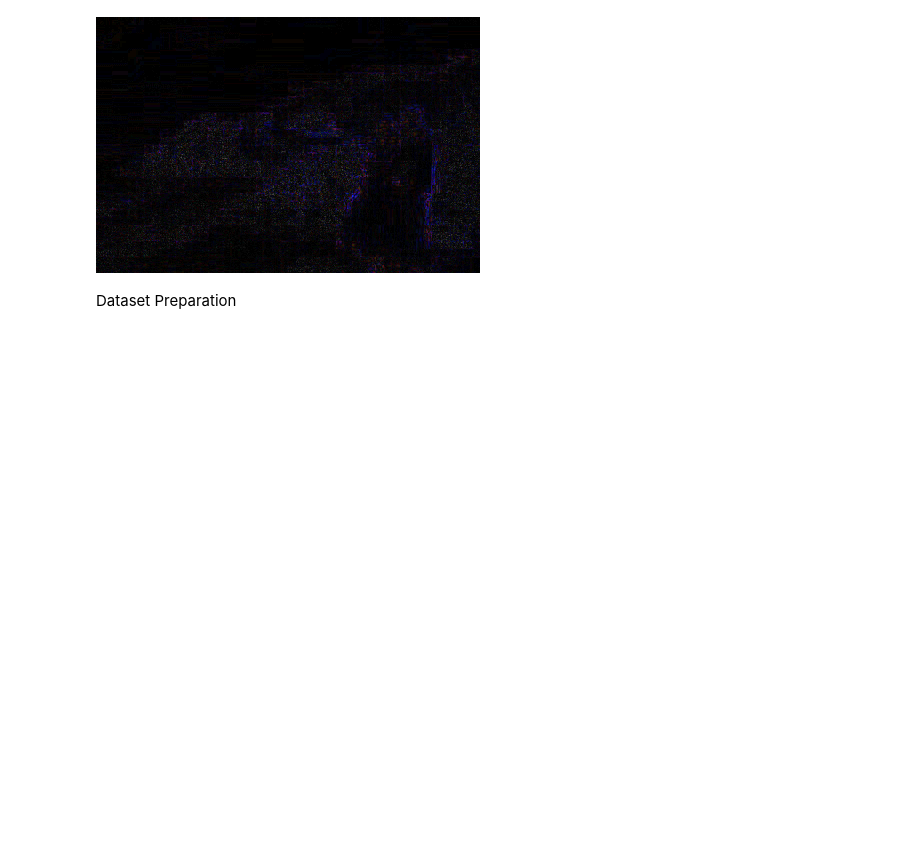
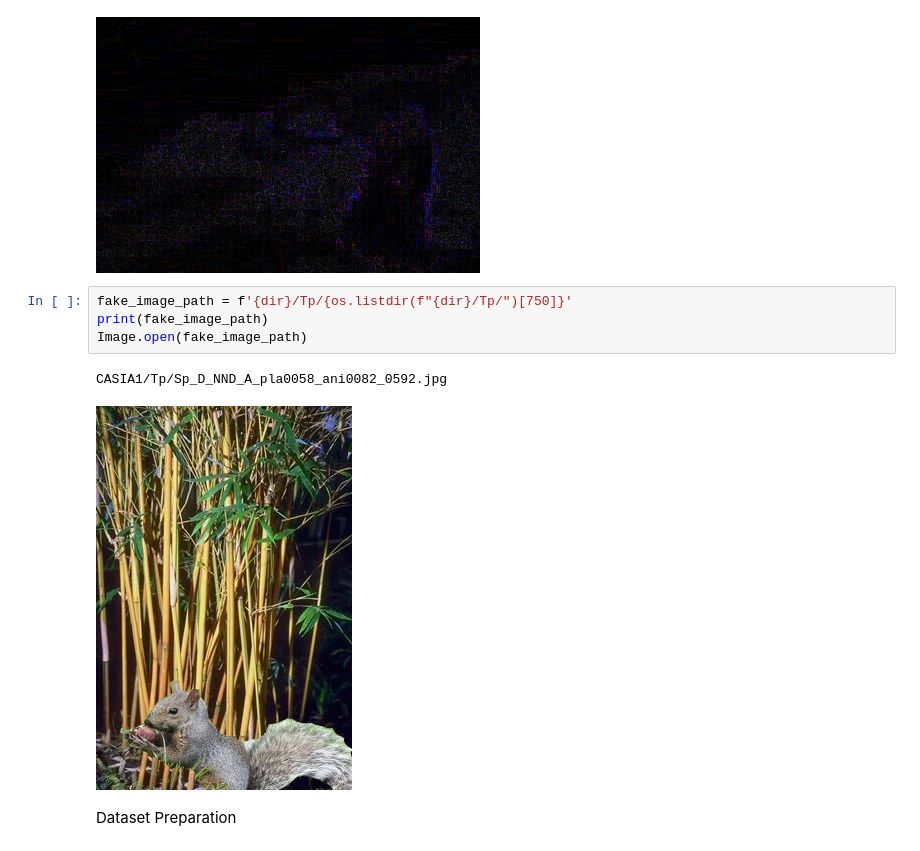
Before and after one commit to yashgupta1299/Image_Forgery_Detection, a Jupyter notebook: C1project.ipynb, the cells around one changed output. Cells and saved outputs as stored; diff of their text form; blank space fills up the shorter version.

```diff
--- a/C1project.ipynb
+++ b/C1project.ipynb
@@ -157,6 +157,13 @@ CASIA1/Tp/Sp_D_NND_A_nat0031_nat0096_0610.jpg
 convert_to_ELA_image(fake_image_path, 90)
 # %% [output]
 [figure]
+# %%
+fake_image_path = f'{dir}/Tp/{os.listdir(f"{dir}/Tp/")[750]}'
+print(fake_image_path)
+Image.open(fake_image_path)
+# %% [output]
+CASIA1/Tp/Sp_D_NND_A_pla0058_ani0082_0592.jpg
+[figure, added]
 # %% [markdown]
 Dataset Preparation
 # %%
```
Also changed, not shown: parts of 7 cells of this notebook, 3 other files.
